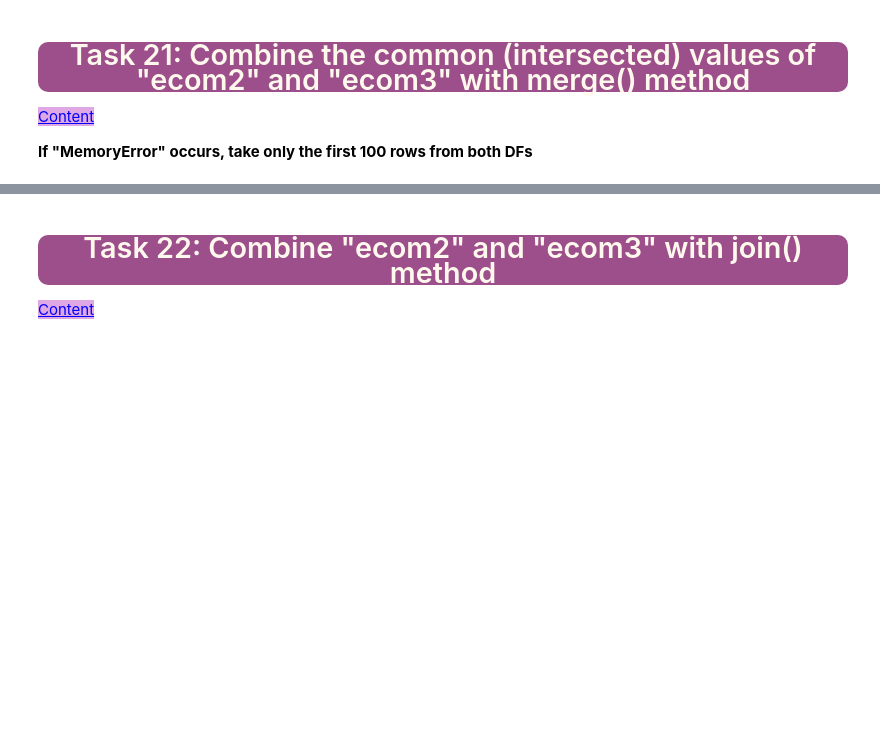
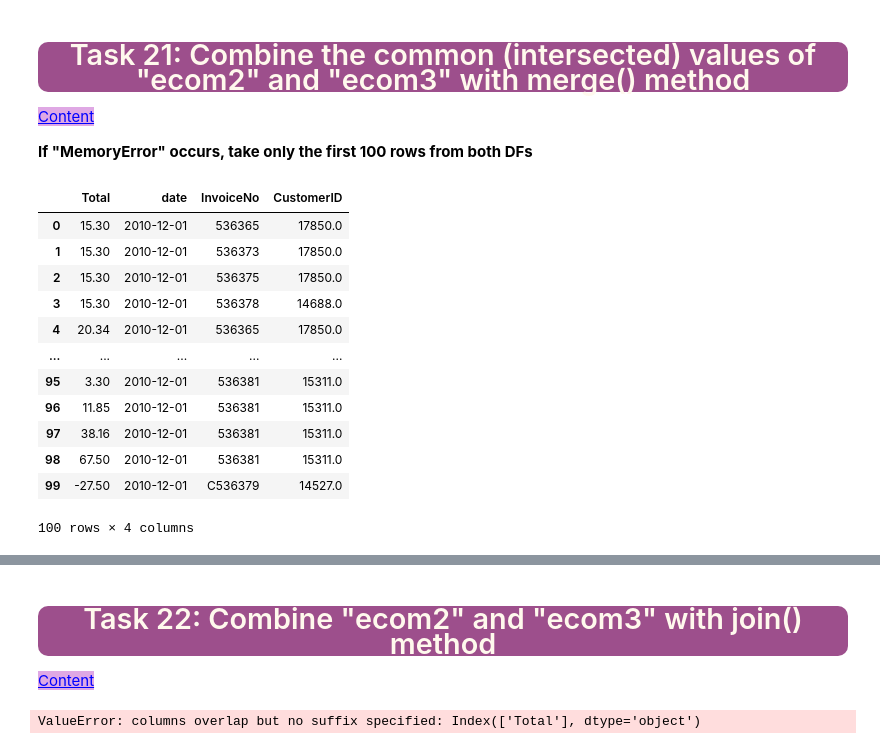
Before and after one commit to irfanduman/DAwPy_Assignments, a Jupyter notebook: Assignment_02_Student.ipynb, the cells around one changed output, grey strips where cells are left out. Drawn from its saved outputs; the diff is of its cells as text; code cells hidden in the pictures; blank space fills up the shorter version.

```diff
--- a/Assignment_02_Student.ipynb
+++ b/Assignment_02_Student.ipynb
@@ -936,3 +1104,24 @@ style="color:blue; background-color:#dfa8e4" data-toggle="popover">Content</a>
+# %%
+# YOUR CODE IS HERE
+
+x = ecom2.drop_duplicates().head(100)
+y = ecom3.drop_duplicates().head(100)
+
+pd.merge(x, y)
+# %% [output]
+|  | Total | date | InvoiceNo | CustomerID |
+| 0 | 15.30 | 2010-12-01 | 536365 | 17850.0 |
+| 1 | 15.30 | 2010-12-01 | 536373 | 17850.0 |
+| 2 | 15.30 | 2010-12-01 | 536375 | 17850.0 |
+| 3 | 15.30 | 2010-12-01 | 536378 | 14688.0 |
+| 4 | 20.34 | 2010-12-01 | 536365 | 17850.0 |
+| ... | ... | ... | ... | ... |
+| 95 | 3.30 | 2010-12-01 | 536381 | 15311.0 |
+| 96 | 11.85 | 2010-12-01 | 536381 | 15311.0 |
+| 97 | 38.16 | 2010-12-01 | 536381 | 15311.0 |
+| 98 | 67.50 | 2010-12-01 | 536381 | 15311.0 |
+| 99 | -27.50 | 2010-12-01 | C536379 | 14527.0 |
+100 rows × 4 columns
 # %% [markdown]
 Desired Output:
 
@@ -945,6 +1134,12 @@ Desired Output:
 style="color:blue; background-color:#dfa8e4" data-toggle="popover">Content</a>
 # %%
 # YOUR CODE IS HERE
+
+#ecom2.join(ecom3, lsuffix='_left', rsuffix='_right')
+
+ecom2.join(ecom3)
+# %% [output]
+ValueError: columns overlap but no suffix specified: Index(['Total'], dtype='object')
 # %% [markdown]
 Desired Output:
 
```
Also changed, not shown: parts of 15 cells of this notebook.
